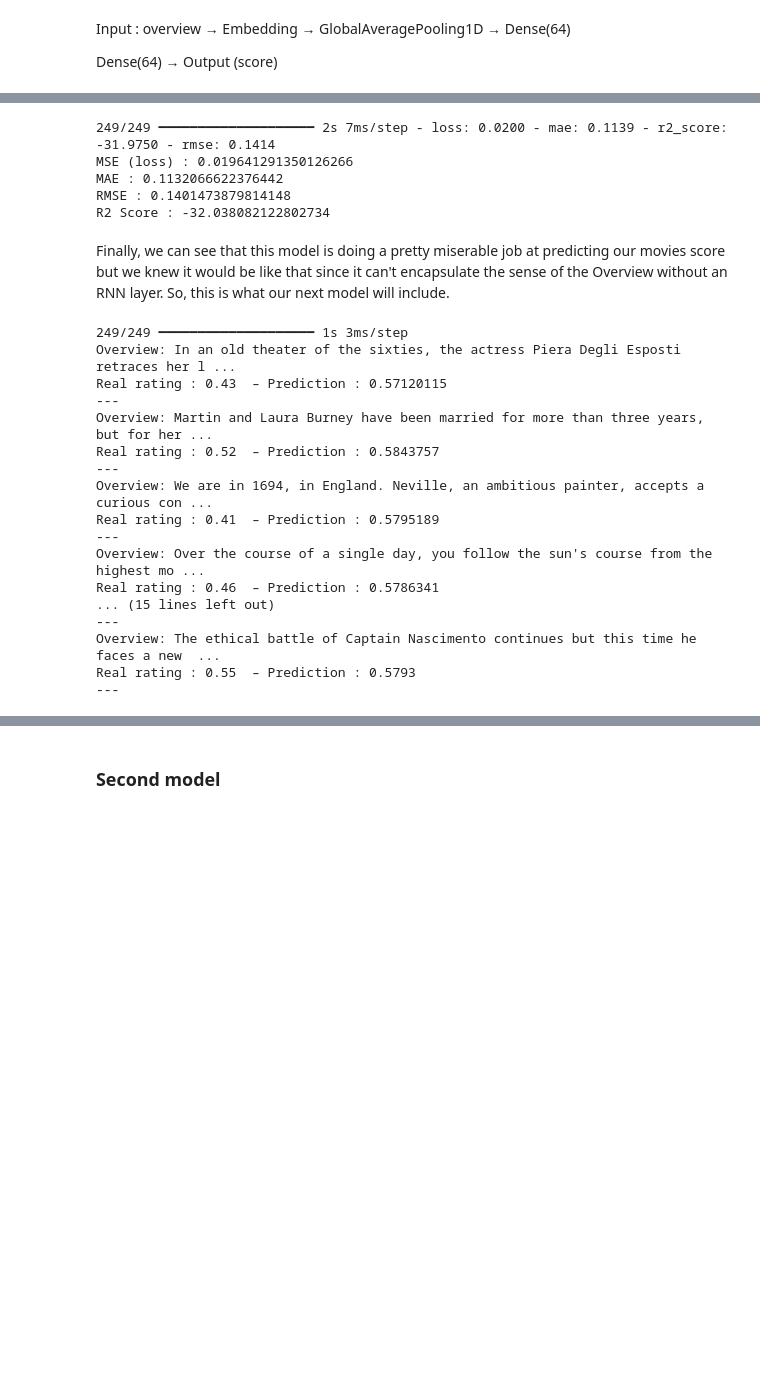
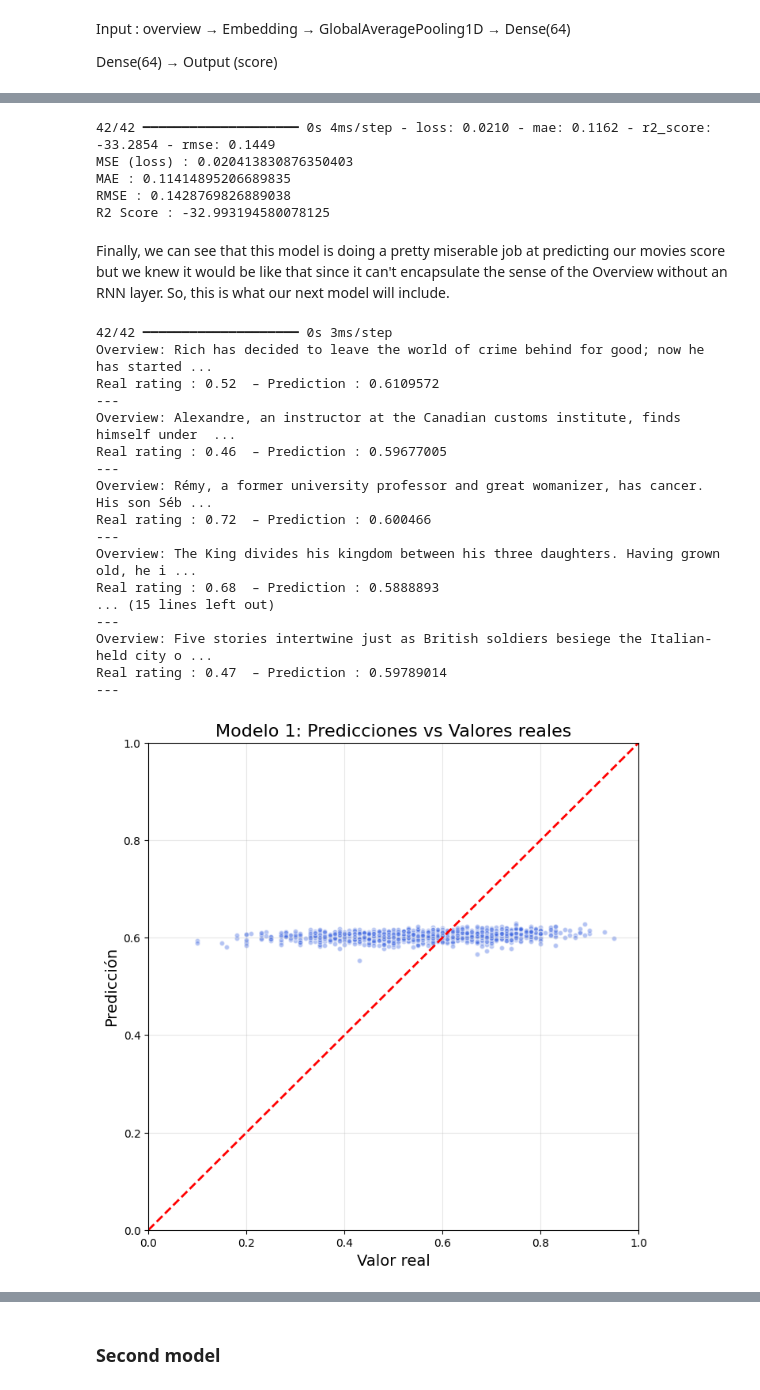
Before and after one commit to clemgi0/movie-analyser_deep-learning-proyecto, a Jupyter notebook: 03_arquitectura_de_linea_de_base.ipynb, the cells around one changed output, grey strips where cells are left out. Drawn from its saved outputs; the diff is of its cells as text; code cells hidden in the pictures; blank space fills up the shorter version.

```diff
--- a/03_arquitectura_de_linea_de_base.ipynb
+++ b/03_arquitectura_de_linea_de_base.ipynb
@@ -340,4 +335,4 @@ Model: "functional_23"
  Non-trainable params: 0 (0.00 B)
 # %%
-model1.fit(x_train_overview, y_train_score, epochs=1, batch_size=256, verbose=1)
+model1.fit(x_train_overview, y_train_score, epochs=10, batch_size=64, verbose=1)
 # %% [output]
@@ -350,35 +364,60 @@ print("MAE :", mae)
 print("RMSE :", rmse)
 print("R2 Score :", r2)
 # %% [output]
-249/249 ━━━━━━━━━━━━━━━━━━━━ 2s 7ms/step - loss: 0.0200 - mae: 0.1139 - r2_score: -31.9750 - rmse: 0.1414
-MSE (loss) : 0.019641291350126266
-MAE : 0.1132066622376442
-RMSE : 0.1401473879814148
-R2 Score : -32.038082122802734
+42/42 ━━━━━━━━━━━━━━━━━━━━ 0s 4ms/step - loss: 0.0210 - mae: 0.1162 - r2_score: -33.2854 - rmse: 0.1449
+MSE (loss) : 0.020413830876350403
+MAE : 0.11414895206689835
+RMSE : 0.1428769826889038
+R2 Score : -32.993194580078125
 # %% [markdown]
 Finally, we can see that this model is doing a pretty miserable job at predicting our movies score but we knew it would be like that since it can't encapsulate the sense of the Overview without an RNN layer. So, this is what our next model will include.
 # %%
-y_pred = model1.predict(x_test_overview)
+y_pred1 = model1.predict(x_test_overview)
 
 for i in range(10):
     print("Overview:", data[nb_train_data+i, 2][:80], "...")
     print("Real rating :", y_test_score[i], " – Prediction :", y_pred[i][0])
     print("---")
 # %% [output]
-249/249 ━━━━━━━━━━━━━━━━━━━━ 1s 3ms/step
-Overview: In an old theater of the sixties, the actress Piera Degli Esposti retraces her l ...
-Real rating : 0.43  – Prediction : 0.57120115
+42/42 ━━━━━━━━━━━━━━━━━━━━ 0s 3ms/step
+Overview: Rich has decided to leave the world of crime behind for good; now he has started ...
+Real rating : 0.52  – Prediction : 0.6109572
 ---
-Overview: Martin and Laura Burney have been married for more than three years, but for her ...
-Real rating : 0.52  – Prediction : 0.5843757
+Overview: Alexandre, an instructor at the Canadian customs institute, finds himself under  ...
+Real rating : 0.46  – Prediction : 0.59677005
 ---
-Overview: We are in 1694, in England. Neville, an ambitious painter, accepts a curious con ...
-Real rating : 0.41  – Prediction : 0.5795189
+Overview: Rémy, a former university professor and great womanizer, has cancer. His son Séb ...
+Real rating : 0.72  – Prediction : 0.600466
 ---
-Overview: Over the course of a single day, you follow the sun's course from the highest mo ...
-Real rating : 0.46  – Prediction : 0.5786341
+Overview: The King divides his kingdom between his three daughters. Having grown old, he i ...
+Real rating : 0.68  – Prediction : 0.5888893
 ... (15 lines left out)
 ---
-Overview: The ethical battle of Captain Nascimento continues but this time he faces a new  ...
-Real rating : 0.55  – Prediction : 0.5793
+Overview: Five stories intertwine just as British soldiers besiege the Italian-held city o ...
+Real rating : 0.47  – Prediction : 0.59789014
 ---
+# %%
+plt.figure(figsize=(8, 8))
+
+plt.scatter(
+    y_test_score,
+    y_pred1,
+    alpha=0.4,
+    s=20,
+    color='royalblue',
+    edgecolor='white'
+)
+
+plt.plot([0, 1], [0, 1], color='red', linewidth=2, linestyle='--')
+
+plt.title("Modelo 1: Predicciones vs Valores reales", fontsize=16)
+plt.xlabel("Valor real", fontsize=14)
+plt.ylabel("Predicción", fontsize=14)
+plt.grid(alpha=0.3)
+
+plt.xlim(0, 1)
+plt.ylim(0, 1)
+
+plt.show()
+# %% [output]
+[figure, added]
```
Also changed, not shown: parts of 39 cells of this notebook.
